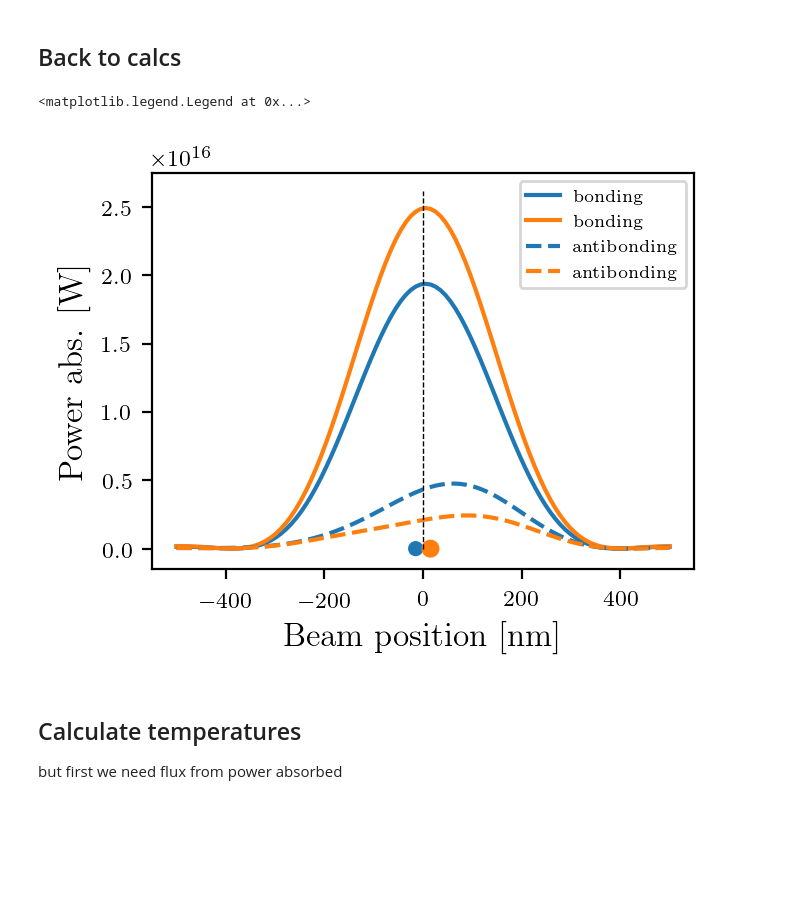
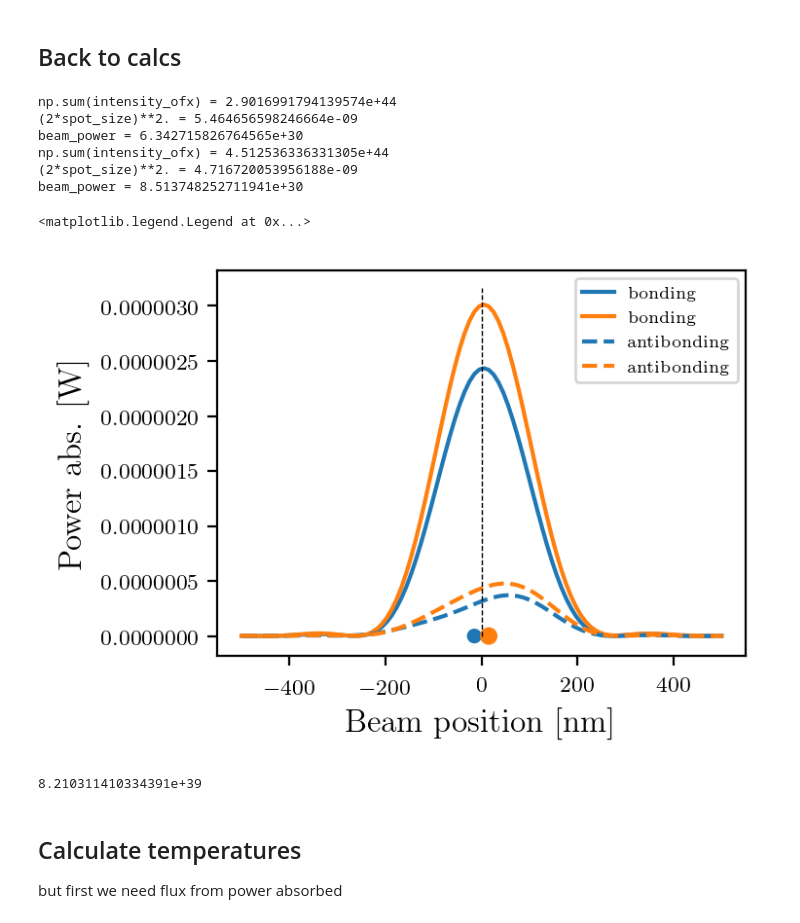
Before and after one commit to HarrisonGoldwyn/photothermal_image_model, a Jupyter notebook: python/hetero_Coupled_scattering.ipynb, the cells around one changed output. Drawn from its saved outputs; the diff is of its cells as text; code cells hidden in the pictures; blank space fills up the shorter version.

Commit message:
Matched pump intensity with what Claire has been using for TDDA and I think it's correct now.

```diff
--- a/python/hetero_Coupled_scattering.ipynb
+++ b/python/hetero_Coupled_scattering.ipynb
@@ -188,6 +149,6 @@ au_gamma=0.0334860149/hbar  # gamma
 # %%
 def alpha_1_of_hw(hw):
-    return cp.sparse_ret_sphere_polarizability_Drude(
+    return cp.sparse_Mie_sphere_polarizability_Drude(
         w=hw/hbar,
 #         eps_inf=14.2,
 #         w_p=10.0/hbar,
@@ -202,7 +163,7 @@ def alpha_1_of_hw(hw):
         )
 
 def alpha_2_of_hw(hw):
-    return cp.sparse_ret_sphere_polarizability_Drude(
+    return cp.sparse_Mie_sphere_polarizability_Drude(
         w=hw/hbar,
         eps_inf=au_eps_inf,  # eps_inf
         w_p=au_w_p,  # w_p
@@ -238,14 +199,14 @@ def coupled_dips_of_w(w):
         alpha0_diag=alpha_1_of_hw(w*hbar),
         alpha1_diag=alpha_2_of_hw(w*hbar),
         n_b=eps_back**0.5,
-        drive_amp=Eplane,)
+        drive_amp=E_pump_mag,)
 
 coupled_scattering = cp.sigma_scat_coupled(
     dipoles_moments_per_omega=coupled_dips_of_w,
     d_col=d_col_cm,
     drive_hbar_w=plot_hws,
     n_b=eps_back**0.5,
-    E_0=Eplane,)
+    E_0=E_pump_mag,)
 
 coupled_absorption = cp.sigma_abs_coupled(
     mol_angle=0,
@@ -256,14 +217,14 @@ coupled_absorption = cp.sigma_abs_coupled(
     alpha0_diag=alpha_1_of_hw(plot_hws),
     alpha1_diag=alpha_2_of_hw(plot_hws),
     n_b=eps_back**0.5,
-    drive_amp=Eplane,)
+    drive_amp=E_pump_mag,)
 
 sphere_1_absorption = cp.single_dip_absorption(
     mol_angle=0,
     E_d_angle=0,
     alpha_0_p0=alpha_1_of_hw(plot_hws),
     drive_hbar_w=plot_hws,
-    drive_amp=Eplane,
+    drive_amp=E_pump_mag,
     n_b=eps_back**0.5,)
 
 sphere_2_absorption = cp.single_dip_absorption(
@@ -271,15 +232,16 @@ sphere_2_absorption = cp.single_dip_absorption(
     E_d_angle=0,
     alpha_0_p0=alpha_2_of_hw(plot_hws),
     drive_hbar_w=plot_hws,
-    drive_amp=Eplane,
+    drive_amp=E_pump_mag,
     n_b=eps_back**0.5,)
 
 ## Find mode energies
-bond_enei = plot_hws[np.argmax(coupled_scattering[0])]
+bond_enei = plot_hws[np.argmax(coupled_absorption[0])]
 # anti_enei = plot_hws[round(len(plot_hws)/2)+
 #     np.argmax(coupled_scattering[0][round(len(plot_hws)/2):])]
 anti_enei = plot_hws[np.argmax(
-    coupled_scattering[1][1]*(plot_hws>2.4)
+    coupled_absorption[0]*(plot_hws>2.45)
+#     coupled_scattering[1][1]*(plot_hws>2.4)
     )]
 
 print(f'bond_enei = {bond_enei:.2f}')
@@ -386,17 +456,17 @@ bond_p1_pumped, bond_p2_pumped = cp.coupled_dip_mags_focused_beam(
     alpha0_diag=alpha_1_of_hw(bond_enei),
     alpha1_diag=alpha_2_of_hw(bond_enei),
     n_b=eps_back**0.5,
-    drive_amp=Eplane,
+    drive_amp=E_pump_mag,
     return_polarizabilities=False,
     )
 
-bond_p1_pumped_pow = cp.power_absorped(
+bond_p1_pumped_pow_cgs = cp.power_absorped(
     bond_p1_pumped,
     alpha_1_of_hw(bond_enei),
     bond_enei,
     n_b=eps_back**0.5)
 
-bond_p2_pumped_pow = cp.power_absorped(
+bond_p2_pumped_pow_cgs = cp.power_absorped(
     bond_p2_pumped,
     alpha_2_of_hw(bond_enei),
     bond_enei,
@@ -416,44 +486,59 @@ anti_p1_pumped, anti_p2_pumped = cp.coupled_dip_mags_focused_beam(
     alpha0_diag=alpha_1_of_hw(anti_enei),
     alpha1_diag=alpha_2_of_hw(anti_enei),
     n_b=eps_back**0.5,
-    drive_amp=Eplane,
+    drive_amp=E_pump_mag,
     return_polarizabilities=False,
     )
 
-anti_p1_pumped_pow = cp.power_absorped(
+anti_p1_pumped_pow_cgs = cp.power_absorped(
     anti_p1_pumped,
     alpha_1_of_hw(anti_enei),
     anti_enei,
     n_b=eps_back**0.5)
 
-anti_p2_pumped_pow = cp.power_absorped(
+anti_p2_pumped_pow_cgs = cp.power_absorped(
     anti_p2_pumped,
     alpha_2_of_hw(anti_enei),
     anti_enei,
     n_b=eps_back**0.5)
 
+## Convert powers to SI
+bond_p1_pumped_pow_si = bond_p1_pumped_pow_cgs/ergpers_per_watt
+bond_p2_pumped_pow_si = bond_p2_pumped_pow_cgs/ergpers_per_watt
+anti_p1_pumped_pow_si = anti_p1_pumped_pow_cgs/ergpers_per_watt
+anti_p2_pumped_pow_si = anti_p2_pumped_pow_cgs/ergpers_per_watt
+
 ## Make plots
+plt.plot(obs_points*1e7, bond_p1_pumped_pow_si, label='bonding')
+plt.plot(obs_points*1e7, bond_p2_pumped_pow_si, label='bonding')
 
-plt.plot(obs_points*1e7, bond_p1_pumped_pow*1e-7, label='bonding')
-plt.plot(obs_points*1e7, bond_p2_pumped_pow*1e-7, label='bonding')
-
-plt.plot(obs_points*1e7, anti_p1_pumped_pow*1e-7, ls='--', label='antibonding', c='C0')
-plt.plot(obs_points*1e7, anti_p2_pumped_pow*1e-7, ls='--', label='antibonding', c='C1')
+plt.plot(obs_points*1e7, anti_p1_pumped_pow_si, ls='--', label='antibonding', c='C0')
+plt.plot(obs_points*1e7, anti_p2_pumped_pow_si, ls='--', label='antibonding', c='C1')
 
 plt.xlabel('Beam position [nm]')
 plt.ylabel('Power abs. [W]')
 ## plot positions
 plt.scatter(
     np.asarray([-1, 1])*d/2,
     [0,0],
     c=['C0','C1'],
     s=[a1*2,a2*2])
 plt.plot([0,0], [0,plt.gca().get_ylim()[1]], lw=0.5, ls='--', c='black')
 
 plt.legend(fontsize=6)
 # %% [output]
-<matplotlib.legend.Legend at 0x...>
+np.sum(intensity_ofx) = 2.9016991794139574e+44
+(2*spot_size)**2. = 5.464656598246664e-09
+beam_power = 6.342715826764565e+30
+np.sum(intensity_ofx) = 4.512536336331305e+44
+(2*spot_size)**2. = 4.716720053956188e-09
+beam_power = 8.513748252711941e+30
+<matplotlib.legend.Legend at 0x...>
-[figure, old version]
+[figure, new version]
+# %%
+7.38928026930095e+30/(300*1e-7)**2
+# %% [output]
+8.210311410334391e+39
 # %% [markdown]
 ## Calculate temperatures
 but first we need flux from power absorbed
```
Also changed, not shown: parts of 58 cells of this notebook.
